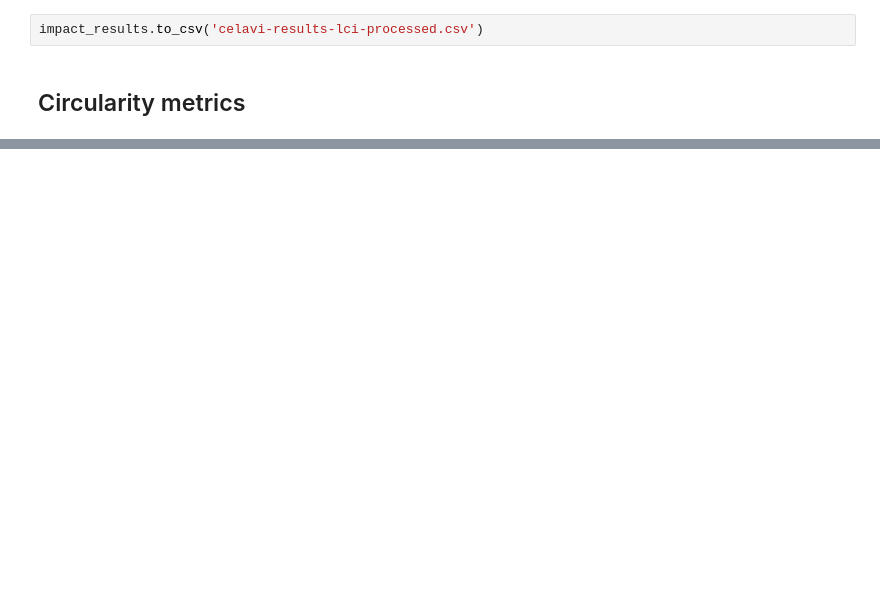
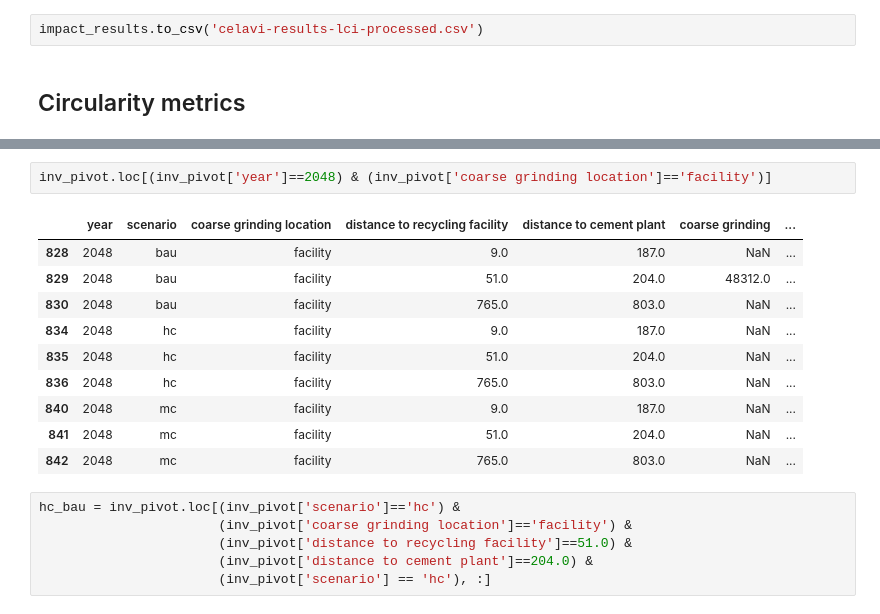
Before and after one commit to NREL/celavi, a Jupyter notebook: notebooks/CELAVI-Figures.ipynb, the cells around one changed output, grey strips where cells are left out. Drawn from its saved outputs; the diff is of its cells as text; blank space fills up the shorter version.

```diff
--- a/notebooks/CELAVI-Figures.ipynb
+++ b/notebooks/CELAVI-Figures.ipynb
@@ -613,0 +636,19 @@ impact_results.to_csv('celavi-results-lci-processed.csv')
+# %%
+inv_pivot.loc[(inv_pivot['year']==2048) & (inv_pivot['coarse grinding location']=='facility')]
+# %% [output]
+|  | year | scenario | coarse grinding location | distance to recycling facility | distance to cement plant | coarse grinding | ... |
+| 828 | 2048 | bau | facility | 9.0 | 187.0 | NaN | ... |
+| 829 | 2048 | bau | facility | 51.0 | 204.0 | 48312.0 | ... |
+| 830 | 2048 | bau | facility | 765.0 | 803.0 | NaN | ... |
+| 834 | 2048 | hc | facility | 9.0 | 187.0 | NaN | ... |
+| 835 | 2048 | hc | facility | 51.0 | 204.0 | NaN | ... |
+| 836 | 2048 | hc | facility | 765.0 | 803.0 | NaN | ... |
+| 840 | 2048 | mc | facility | 9.0 | 187.0 | NaN | ... |
+| 841 | 2048 | mc | facility | 51.0 | 204.0 | NaN | ... |
+| 842 | 2048 | mc | facility | 765.0 | 803.0 | NaN | ... |
+# %%
+hc_bau = inv_pivot.loc[(inv_pivot['scenario']=='hc') &
+                       (inv_pivot['coarse grinding location']=='facility') &
+                       (inv_pivot['distance to recycling facility']==51.0) &
+                       (inv_pivot['distance to cement plant']==204.0) &
+                       (inv_pivot['scenario'] == 'hc'), :]
```
Also changed, not shown: parts of 13 cells of this notebook.
